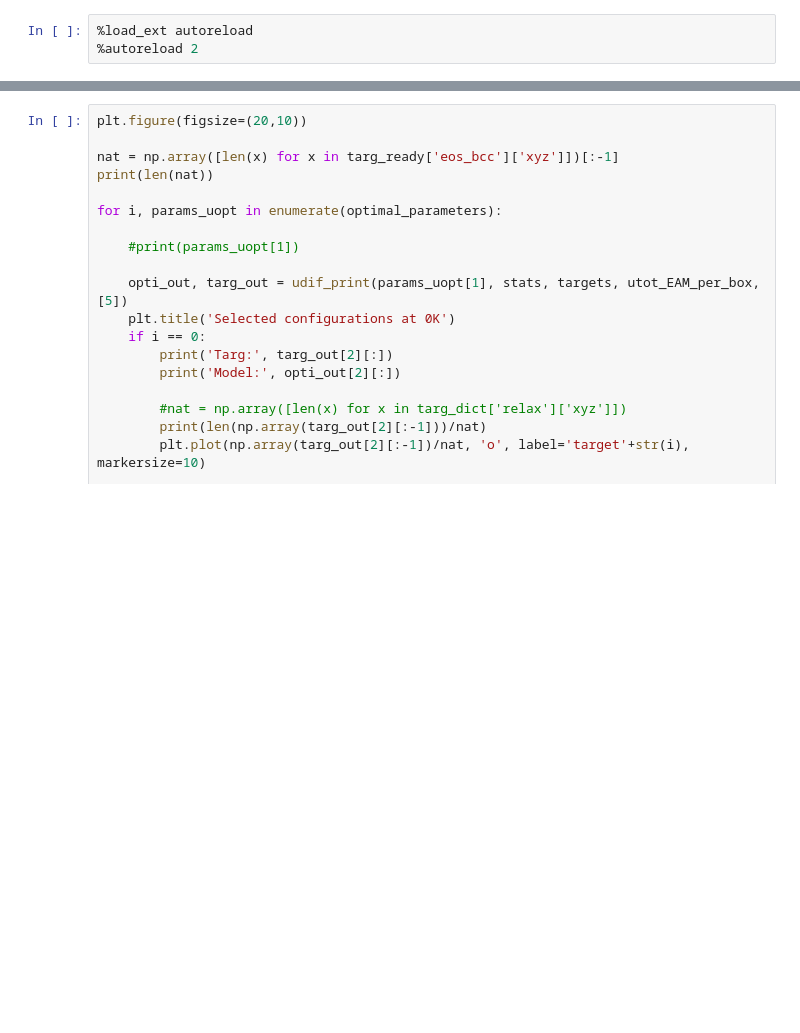
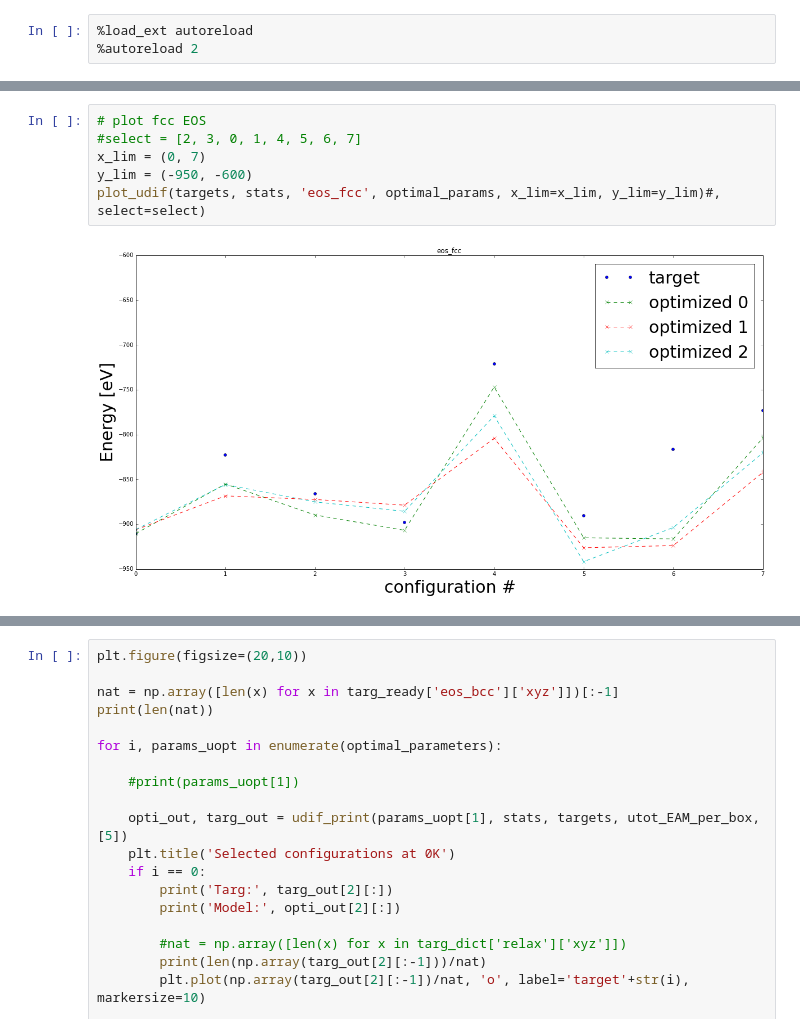
Before and after one commit to vlcekl/eam-models, a Jupyter notebook: notebooks/inspect_and_save.ipynb, the cells around one changed output, grey strips where cells are left out. Saved outputs shown, nothing was run; the diff lists cells and outputs as text; blank space fills up the shorter version.

```diff
--- a/notebooks/inspect_and_save.ipynb
+++ b/notebooks/inspect_and_save.ipynb
@@ -272,0 +128,8 @@ plt.legend()
+# %%
+# plot fcc EOS
+#select = [2, 3, 0, 1, 4, 5, 6, 7]
+x_lim = (0, 7)
+y_lim = (-950, -600)
+plot_udif(targets, stats, 'eos_fcc', optimal_params, x_lim=x_lim, y_lim=y_lim)#, select=select)
+# %% [output]
+[figure, added]
```
Also changed, not shown: parts of 37 cells of this notebook, 3 other files.
